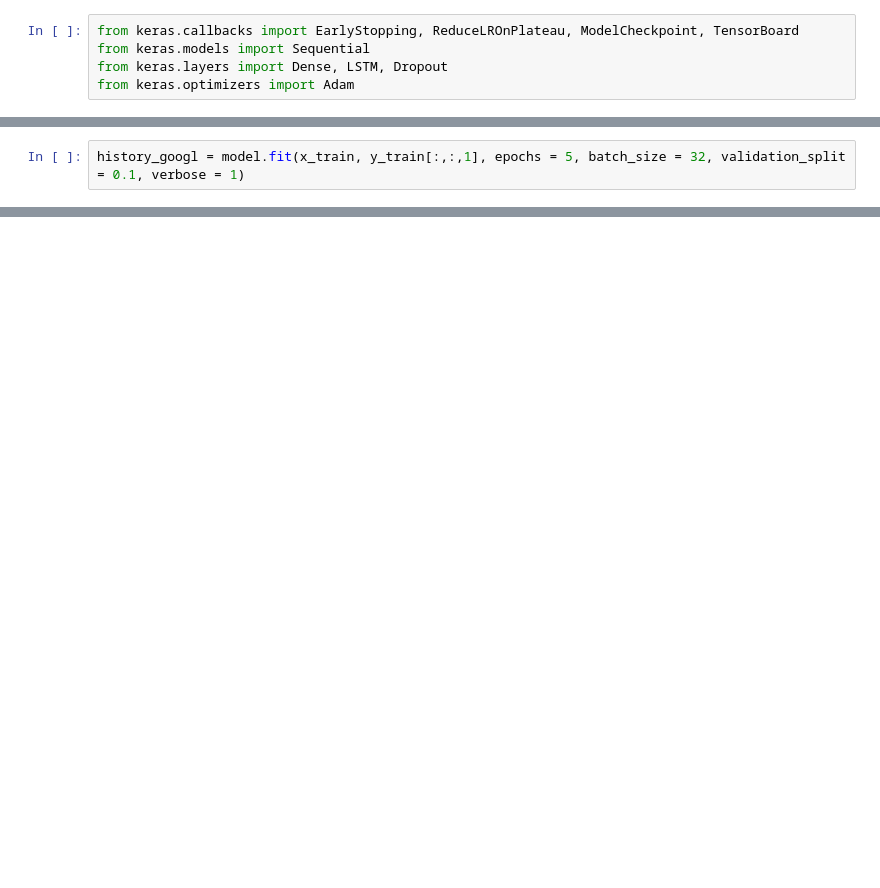
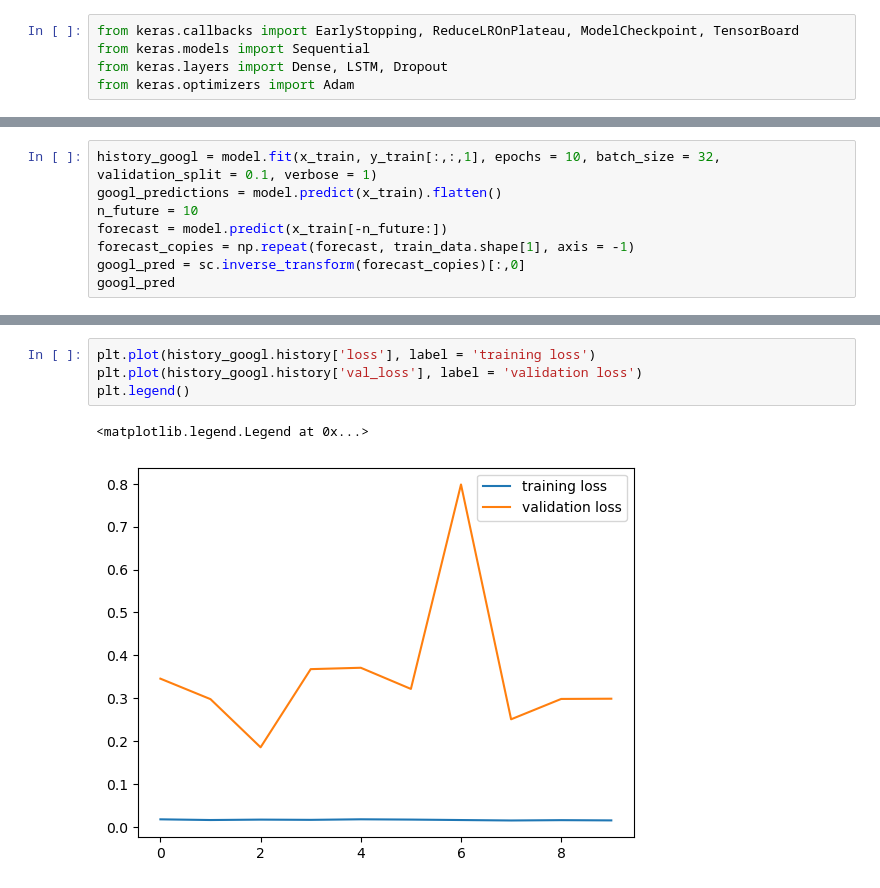
Before and after one commit to shintydesu/Stock-Time-Series, a Jupyter notebook: LSTM Model.ipynb, the cells around one changed output, grey strips where cells are left out. Saved outputs shown, nothing was run; the diff lists cells and outputs as text; blank space fills up the shorter version.

```diff
--- a/LSTM Model.ipynb
+++ b/LSTM Model.ipynb
@@ -160,2 +184,8 @@ NameError: name 'hisotry_amzn' is not defined
 # %%
-history_googl = model.fit(x_train, y_train[:,:,1], epochs = 5, batch_size = 32, validation_split = 0.1, verbose = 1)
+history_googl = model.fit(x_train, y_train[:,:,1], epochs = 10, batch_size = 32, validation_split = 0.1, verbose = 1)
+googl_predictions = model.predict(x_train).flatten()
+n_future = 10
+forecast = model.predict(x_train[-n_future:])
+forecast_copies = np.repeat(forecast, train_data.shape[1], axis = -1)
+googl_pred = sc.inverse_transform(forecast_copies)[:,0]
+googl_pred
@@ -161,0 +212,7 @@ history_googl = model.fit(x_train, y_train[:,:,1], epochs = 5, batch_size = 32,
+# %%
+plt.plot(history_googl.history['loss'], label = 'training loss')
+plt.plot(history_googl.history['val_loss'], label = 'validation loss')
+plt.legend()
+# %% [output]
+<matplotlib.legend.Legend at 0x...>
+[figure, added]
```
Also changed, not shown: parts of 33 cells of this notebook.
